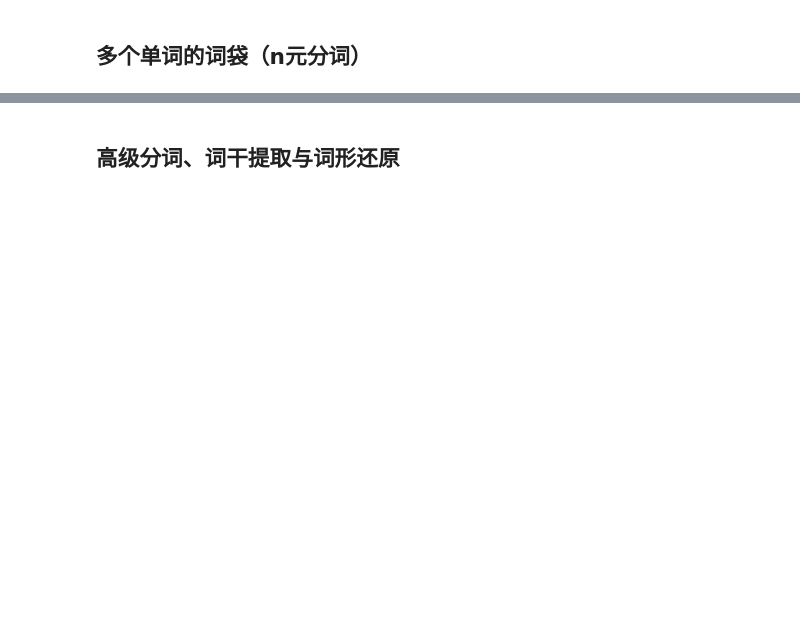
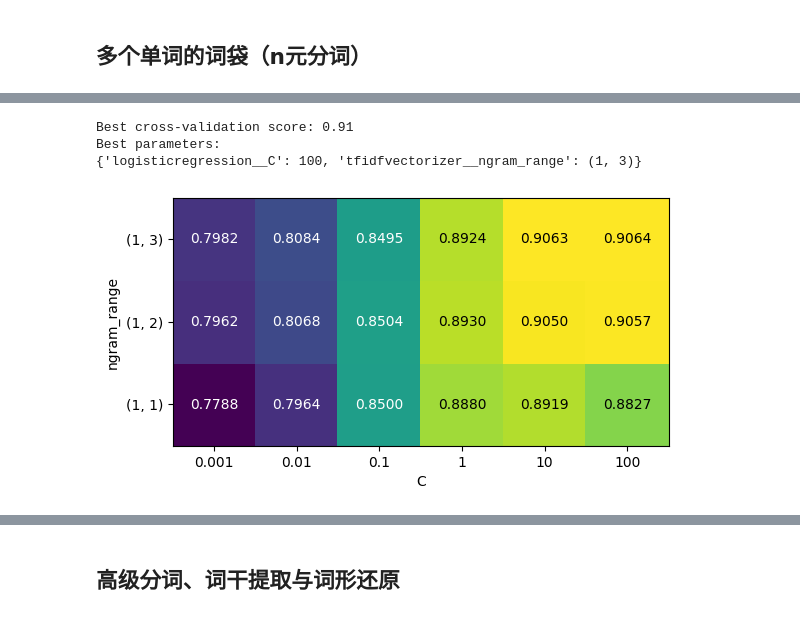
Before and after one commit to JPL-JUNO/Introduction-to-Machine-Learning-with-Python, a Jupyter notebook: Codes/Ch07.ipynb, the cells around one changed output, grey strips where cells are left out. Saved outputs shown, nothing was run; the diff lists cells and outputs as text; code cells hidden in the pictures; blank space fills up the shorter version.

```diff
--- a/Codes/Ch07.ipynb
+++ b/Codes/Ch07.ipynb
@@ -236,0 +350,21 @@ Best cross-validation score: 0.75
+# %%
+pipe = make_pipeline(TfidfVectorizer(min_df=5), LogisticRegression(max_iter=1_000))
+param_grid = {'logisticregression__C': [.001, .01, .1, 1, 10, 100],
+              'tfidfvectorizer__ngram_range': [(1, 1), (1, 2), (1, 3)]}
+grid = GridSearchCV(pipe, param_grid, cv=5, n_jobs=-1)
+grid.fit(text_train, y_train)
+print("Best cross-validation score: {:.2f}".format(grid.best_score_))
+print("Best parameters:\n{}".format(grid.best_params_))
+# %% [output]
+Best cross-validation score: 0.91
+Best parameters:
+{'logisticregression__C': 100, 'tfidfvectorizer__ngram_range': (1, 3)}
+# %%
+scores = grid.cv_results_['mean_test_score'].reshape(-1, 3).T
+heatmap = mglearn.tools.heatmap(
+    scores, xlabel='C', ylabel='ngram_range', fmt='%.4f',
+    xticklabels=param_grid['logisticregression__C'],
+    yticklabels=param_grid['tfidfvectorizer__ngram_range']
+)
+# %% [output]
+[figure, added]
```
Also changed, not shown: parts of 36 cells of this notebook, 5 other files.
